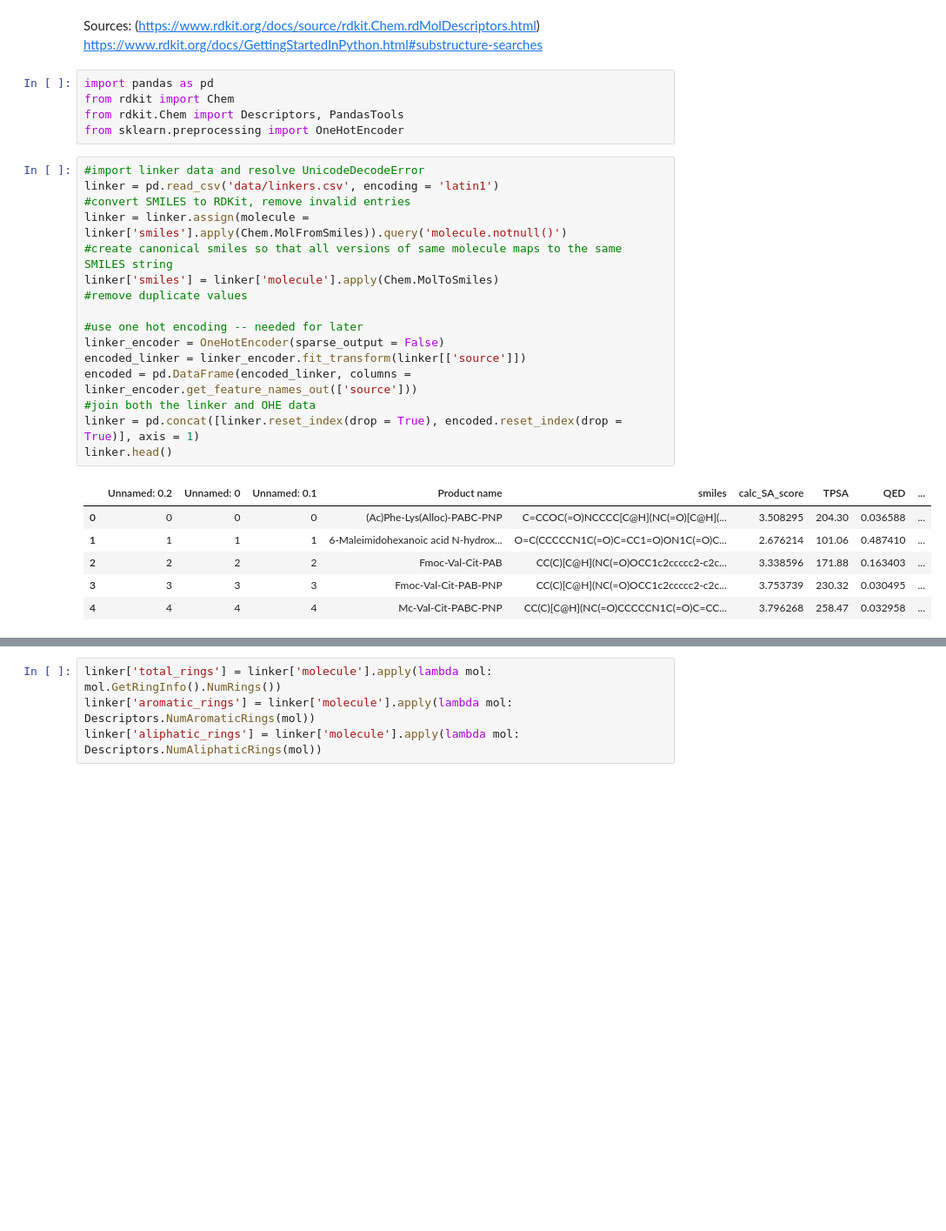
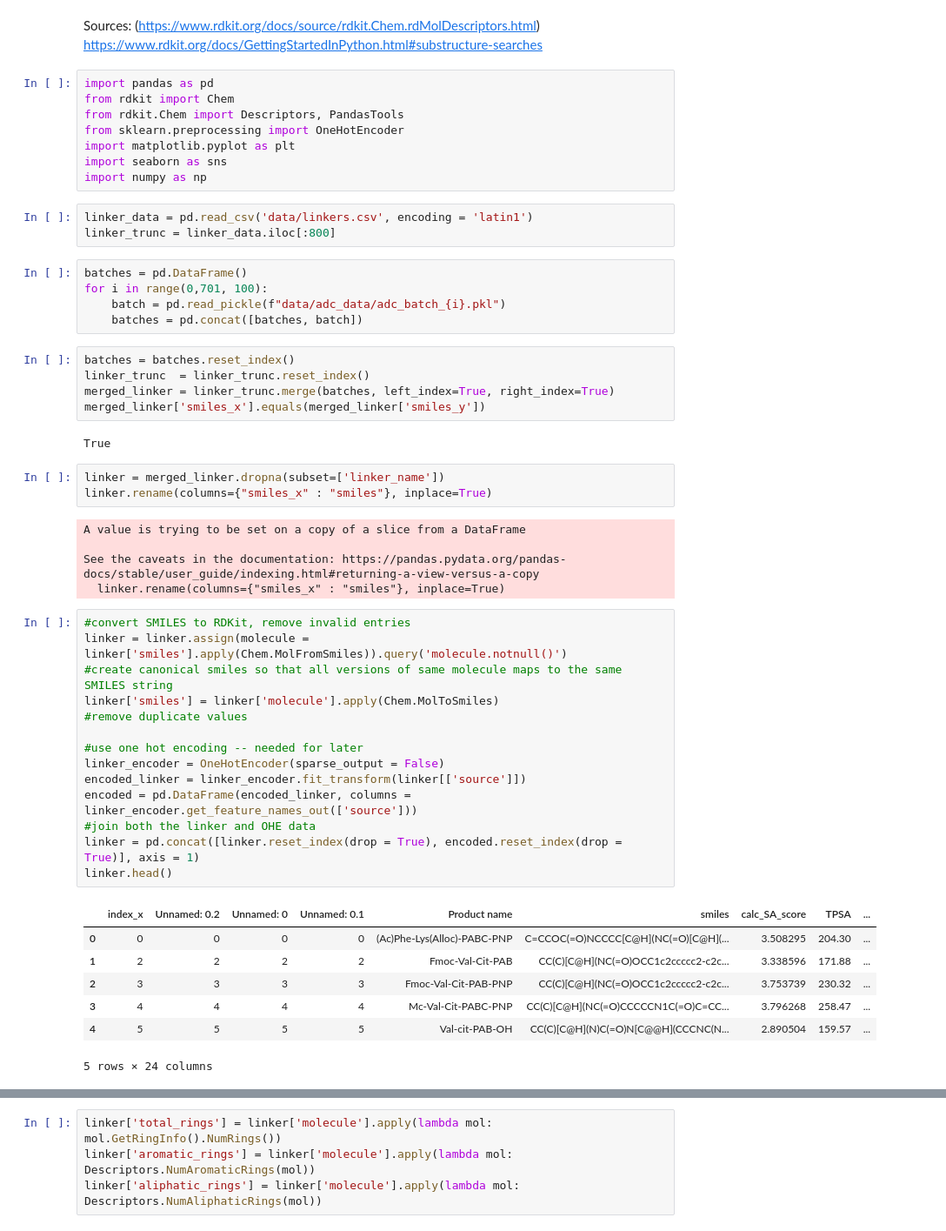
Before and after one commit to achase206/ADC-linker-generator, a Jupyter notebook: Chase_EDA.ipynb, the cells around one changed output, grey strips where cells are left out. Shown: that part at 87% size. Cells and saved outputs as stored; diff of their text form; blank space fills up the shorter version.

```diff
--- a/Chase_EDA.ipynb
+++ b/Chase_EDA.ipynb
@@ -7,29 +7,54 @@ import pandas as pd
 from rdkit import Chem
 from rdkit.Chem import Descriptors, PandasTools
 from sklearn.preprocessing import OneHotEncoder
+import matplotlib.pyplot as plt
+import seaborn as sns
+import numpy as np
+# %%
+linker_data = pd.read_csv('data/linkers.csv', encoding = 'latin1')
+linker_trunc = linker_data.iloc[:800]
+# %%
+batches = pd.DataFrame()
+for i in range(0,701, 100):
+    batch = pd.read_pickle(f"data/adc_data/adc_batch_{i}.pkl")
+    batches = pd.concat([batches, batch])
+# %%
+batches = batches.reset_index()
+linker_trunc  = linker_trunc.reset_index()
+merged_linker = linker_trunc.merge(batches, left_index=True, right_index=True)
+merged_linker['smiles_x'].equals(merged_linker['smiles_y'])
+# %% [output]
+True
+# %%
+linker = merged_linker.dropna(subset=['linker_name'])
+linker.rename(columns={"smiles_x" : "smiles"}, inplace=True)
+# %% [output]
+A value is trying to be set on a copy of a slice from a DataFrame
+
+See the caveats in the documentation: https://pandas.pydata.org/pandas-docs/stable/user_guide/indexing.html#returning-a-view-versus-a-copy
+  linker.rename(columns={"smiles_x" : "smiles"}, inplace=True)
 # %%
-#import linker data and resolve UnicodeDecodeError
-linker = pd.read_csv('data/linkers.csv', encoding = 'latin1')
 #convert SMILES to RDKit, remove invalid entries
 linker = linker.assign(molecule = linker['smiles'].apply(Chem.MolFromSmiles)).query('molecule.notnull()')
 #create canonical smiles so that all versions of same molecule maps to the same SMILES string
 linker['smiles'] = linker['molecule'].apply(Chem.MolToSmiles)
 #remove duplicate values
 
 #use one hot encoding -- needed for later
 linker_encoder = OneHotEncoder(sparse_output = False)
 encoded_linker = linker_encoder.fit_transform(linker[['source']])
 encoded = pd.DataFrame(encoded_linker, columns = linker_encoder.get_feature_names_out(['source']))
 #join both the linker and OHE data
 linker = pd.concat([linker.reset_index(drop = True), encoded.reset_index(drop = True)], axis = 1)
 linker.head()
 # %% [output]
-|  | Unnamed: 0.2 | Unnamed: 0 | Unnamed: 0.1 | Product name | smiles | calc_SA_score | TPSA | QED | ... |
-| 0 | 0 | 0 | 0 | (Ac)Phe-Lys(Alloc)-PABC-PNP | C=CCOC(=O)NCCCC[C@H](NC(=O)[C@H](... | 3.508295 | 204.30 | 0.036588 | ... |
-| 1 | 1 | 1 | 1 | 6-Maleimidohexanoic acid N-hydrox... | O=C(CCCCCN1C(=O)C=CC1=O)ON1C(=O)C... | 2.676214 | 101.06 | 0.487410 | ... |
-| 2 | 2 | 2 | 2 | Fmoc-Val-Cit-PAB | CC(C)[C@H](NC(=O)OCC1c2ccccc2-c2c... | 3.338596 | 171.88 | 0.163403 | ... |
-| 3 | 3 | 3 | 3 | Fmoc-Val-Cit-PAB-PNP | CC(C)[C@H](NC(=O)OCC1c2ccccc2-c2c... | 3.753739 | 230.32 | 0.030495 | ... |
-| 4 | 4 | 4 | 4 | Mc-Val-Cit-PABC-PNP | CC(C)[C@H](NC(=O)CCCCCN1C(=O)C=CC... | 3.796268 | 258.47 | 0.032958 | ... |
+|  | index_x | Unnamed: 0.2 | Unnamed: 0 | Unnamed: 0.1 | Product name | smiles | calc_SA_score | TPSA | ... |
+| 0 | 0 | 0 | 0 | 0 | (Ac)Phe-Lys(Alloc)-PABC-PNP | C=CCOC(=O)NCCCC[C@H](NC(=O)[C@H](... | 3.508295 | 204.30 | ... |
+| 1 | 2 | 2 | 2 | 2 | Fmoc-Val-Cit-PAB | CC(C)[C@H](NC(=O)OCC1c2ccccc2-c2c... | 3.338596 | 171.88 | ... |
+| 2 | 3 | 3 | 3 | 3 | Fmoc-Val-Cit-PAB-PNP | CC(C)[C@H](NC(=O)OCC1c2ccccc2-c2c... | 3.753739 | 230.32 | ... |
+| 3 | 4 | 4 | 4 | 4 | Mc-Val-Cit-PABC-PNP | CC(C)[C@H](NC(=O)CCCCCN1C(=O)C=CC... | 3.796268 | 258.47 | ... |
+| 4 | 5 | 5 | 5 | 5 | Val-cit-PAB-OH | CC(C)[C@H](N)C(=O)N[C@@H](CCCNC(N... | 2.890504 | 159.57 | ... |
+5 rows × 24 columns
 # %%
 #get the SMARTS syntax for hydrophilic functional groups -- going to try to find more that are important
 hg = {'hydroxyl': Chem.MolFromSmarts('[OX2;H]'), 'carboxyl' : Chem.MolFromSmarts('C(=O)[OX2H]'), 'amino': Chem.MolFromSmarts('[NX3;H2;!$(NC=O)]'), 'phosphate': Chem.MolFromSmarts('[PX4;!$(P(=O)(O)(O))]')}
```
Also changed, not shown: parts of 18 cells of this notebook.
